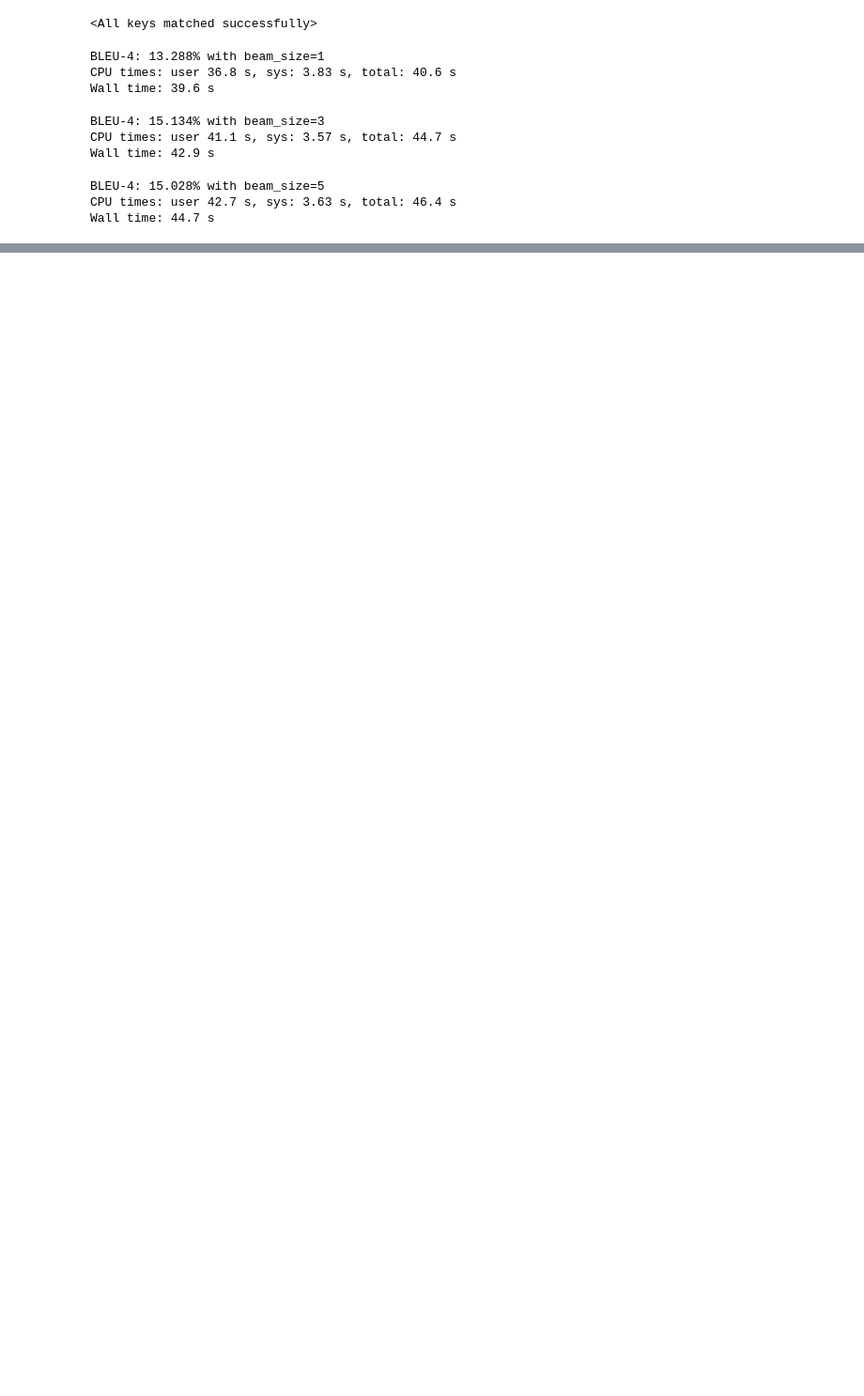
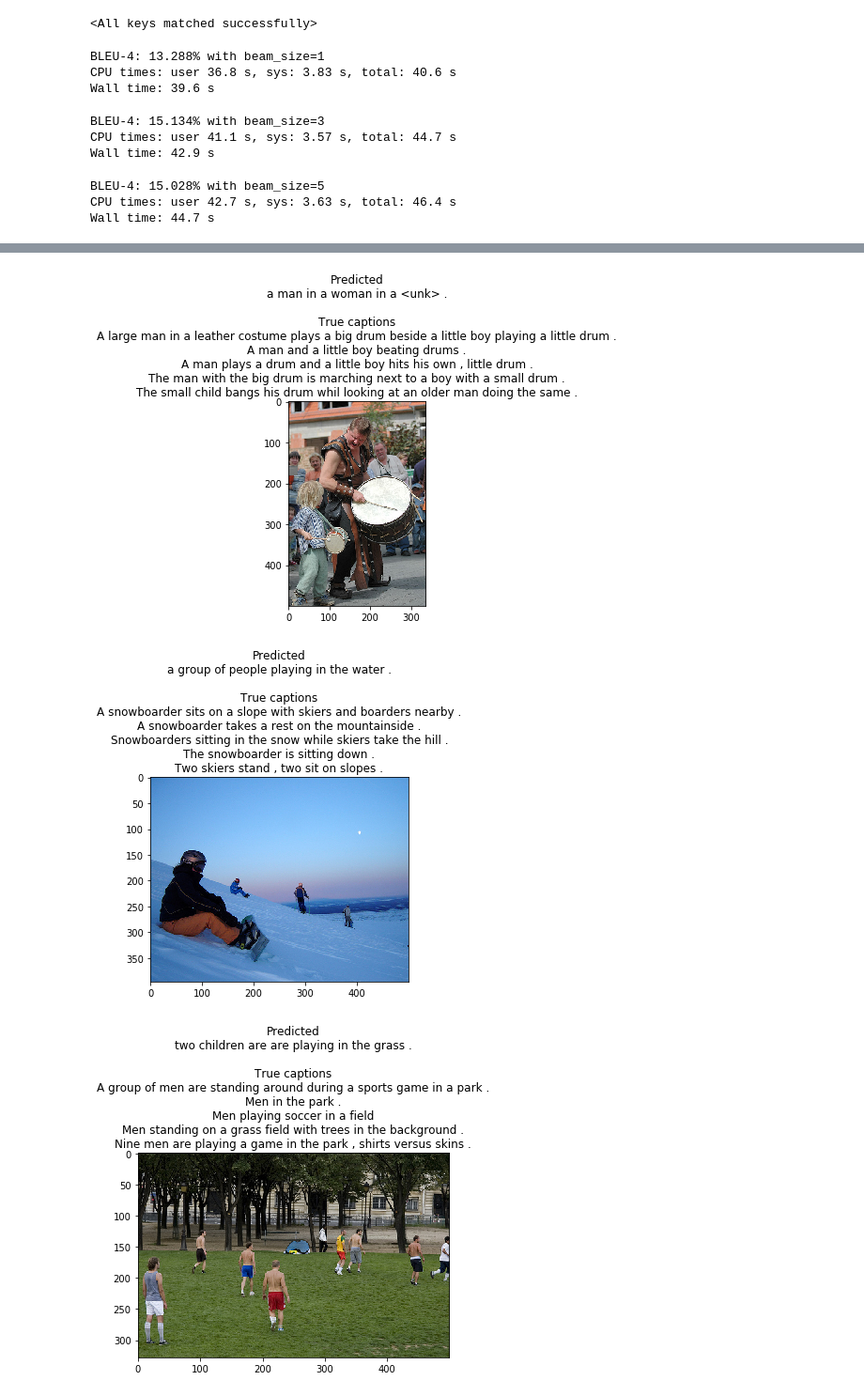
Before and after one commit to dksifoua/Neural-Image-Caption-Generator, a Jupyter notebook: Neural Image Caption Generator.ipynb, the cells around one changed output, grey strips where cells are left out. Shown at 94% size. Cells and saved outputs as stored; diff of their text form; code cells hidden in the pictures; blank space fills up the shorter version.

```diff
--- a/Neural Image Caption Generator.ipynb
+++ b/Neural Image Caption Generator.ipynb
@@ -954,0 +1061,23 @@ Wall time: 44.7 s
+# %%
+image_names = [*test_img_captions.keys()]
+# %%
+for _ in range(5):
+    img = image_names[np.random.randint(0, 1000)]
+
+    caption = generate_caption('./data/Flicker8k_Dataset/' + img,
+                               model=autoencoder.to(DEVICE),
+                               image_transform=img_transform,
+                               beam_size=3, field=EN, max_len=MAX_LEN,
+                               device=DEVICE, image_shape=(256, 256))
+
+    text = f'Predicted\n{caption}\n\n'
+    text += 'True captions\n'
+    text += '\n'.join(test_img_captions[img])
+
+    plt.imshow(plt.imread('./data/Flicker8k_Dataset/' + img))
+    plt.title(text)
+    plt.show()
+# %% [output]
+[figure, added]
+[figure, added]
+[figure, added]
```
Also changed, not shown: parts of 4 cells of this notebook.
